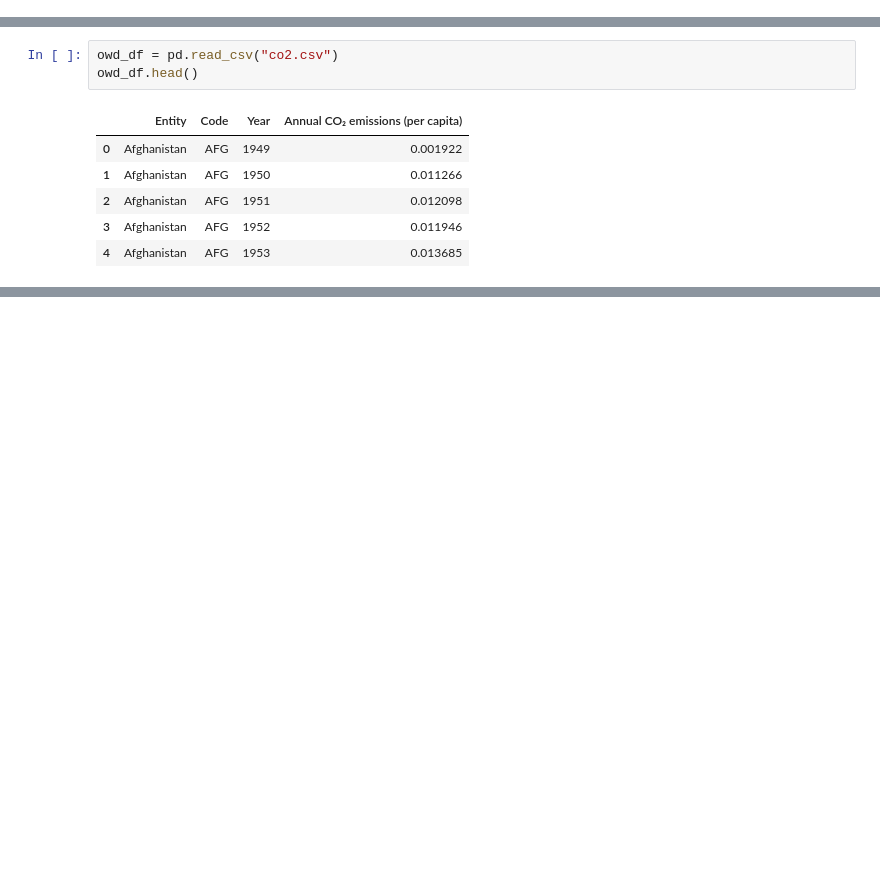
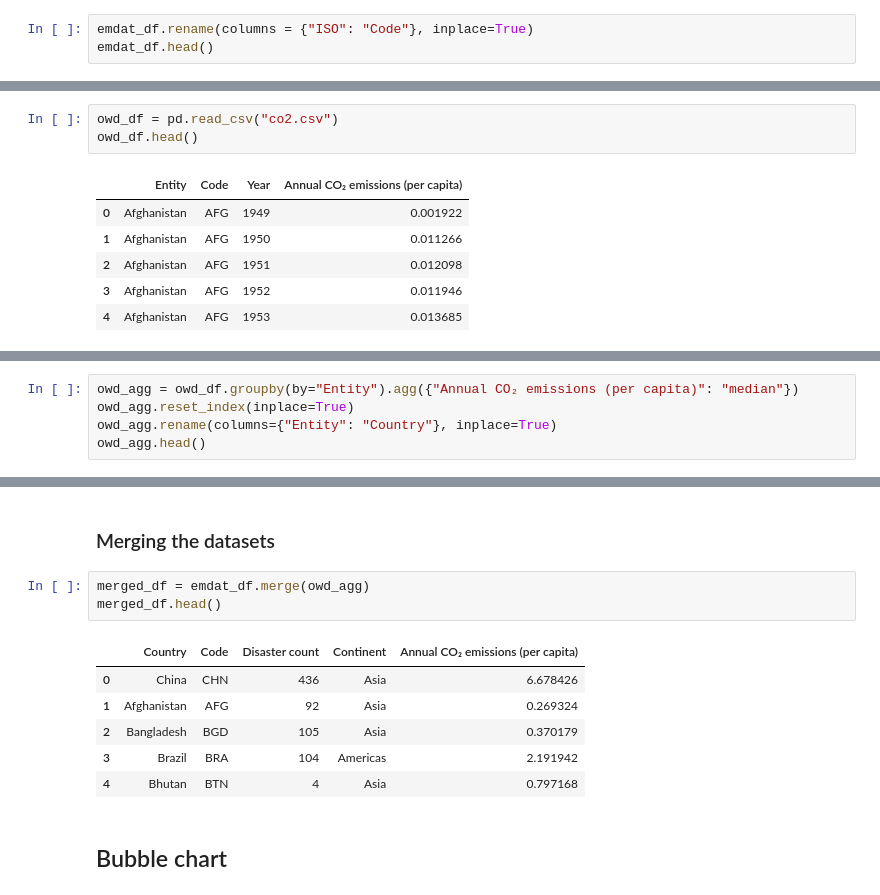
Before and after one commit to NLSanyu/CA682-Data-Visualization, a Jupyter notebook: Emissions vs Disaster Severity.ipynb, the cells around one changed output, grey strips where cells are left out. Cells and saved outputs as stored; diff of their text form; blank space fills up the shorter version.

```diff
--- a/Emissions vs Disaster Severity.ipynb
+++ b/Emissions vs Disaster Severity.ipynb
@@ -41,0 +24,3 @@ effects_cols = [
+# %%
+emdat_df.rename(columns = {"ISO": "Code"}, inplace=True)
+emdat_df.head()
@@ -63,0 +69,5 @@ owd_df_subset.head()
+# %%
+owd_agg = owd_df.groupby(by="Entity").agg({"Annual CO₂ emissions (per capita)": "median"})
+owd_agg.reset_index(inplace=True)
+owd_agg.rename(columns={"Entity": "Country"}, inplace=True)
+owd_agg.head()
@@ -63,0 +81,14 @@ owd_df_subset.head()
+# %% [markdown]
+### Merging the datasets
+# %%
+merged_df = emdat_df.merge(owd_agg)
+merged_df.head()
+# %% [output]
+|  | Country | Code | Disaster count | Continent | Annual CO₂ emissions (per capita) |
+| 0 | China | CHN | 436 | Asia | 6.678426 |
+| 1 | Afghanistan | AFG | 92 | Asia | 0.269324 |
+| 2 | Bangladesh | BGD | 105 | Asia | 0.370179 |
+| 3 | Brazil | BRA | 104 | Americas | 2.191942 |
+| 4 | Bhutan | BTN | 4 | Asia | 0.797168 |
+# %% [markdown]
+## Bubble chart
```
Also changed, not shown: parts of 20 cells of this notebook, 1 other file.
